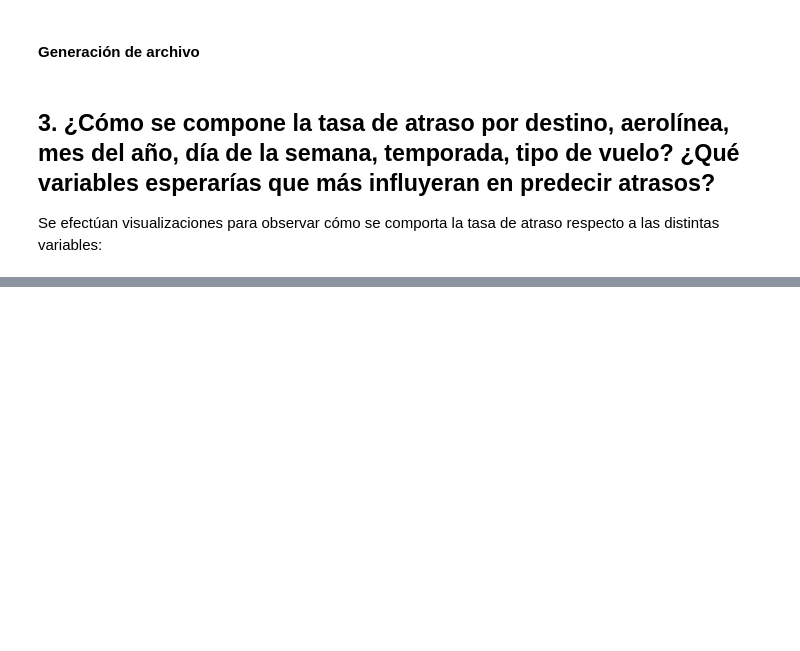
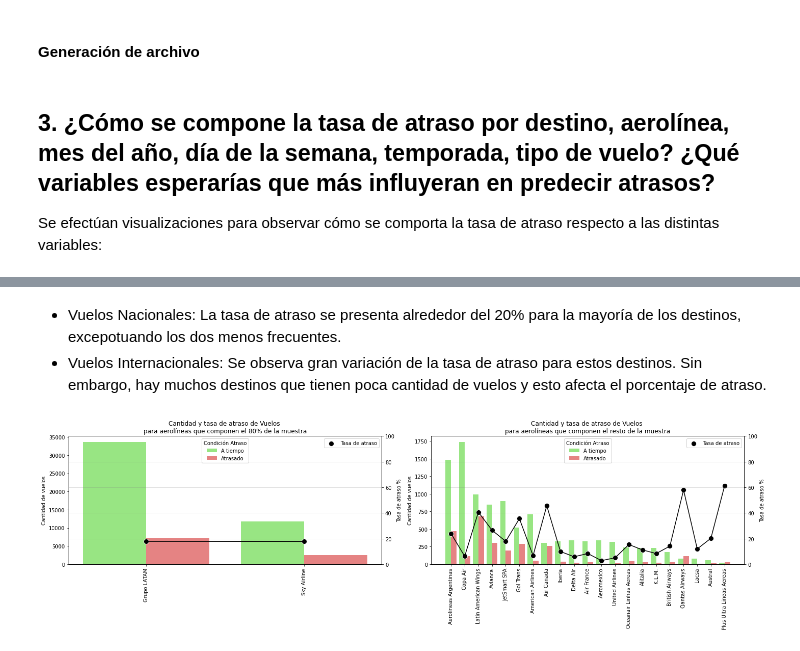
Before and after one commit to jesusfberrios/ds_challenge_latam, a Jupyter notebook: solution.ipynb, the cells around one changed output, grey strips where cells are left out. Saved outputs shown, nothing was run; the diff lists cells and outputs as text; code cells hidden in the pictures; blank space fills up the shorter version.

```diff
--- a/solution.ipynb
+++ b/solution.ipynb
@@ -389,0 +538,53 @@ Se efectúan visualizaciones para observar cómo se comporta la tasa de atraso r
+# %% [markdown]
+* Vuelos Nacionales: La tasa de atraso se presenta alrededor del 20% para la mayoría de los destinos, excepotuando los dos menos frecuentes.
+* Vuelos Internacionales: Se observa gran variación de la tasa de atraso para estos destinos. Sin embargo, hay muchos destinos que tienen poca cantidad de vuelos y esto afecta el porcentaje de atraso.
+# %%
+fig, axes = plt.subplots(nrows=1,ncols=2,figsize=(20,6))
+axes = axes.flatten()
+
+
+ax = axes[0]
+sns.countplot(data=df[(df.OPERA=='Grupo LATAM')|(df.OPERA=='Sky Airline')],x='OPERA',hue='atraso_15',\
+                    order=df[(df.OPERA=='Grupo LATAM')|(df.OPERA=='Sky Airline')].OPERA.value_counts().index,ax=ax,palette=['#8FF573','#F57373'])
+legend_labels, _= ax.get_legend_handles_labels()
+ax.legend(legend_labels, ['A tiempo','Atrasado'], loc='upper center', title='Condición Atraso')
+
+ax2 = ax.twinx()
+y0 = 100*df[(df.atraso_15==1)&((df.OPERA=='Grupo LATAM')|(df.OPERA=='Sky Airline'))].OPERA.value_counts()/df[((df.OPERA=='Grupo LATAM')|(df.OPERA=='Sky Airline'))].OPERA.value_counts()
+y0 = y0.reindex(df[(df.OPERA=='Grupo LATAM')|(df.OPERA=='Sky Airline')].OPERA.value_counts().index)
+sns.scatterplot(x=y0.index,y=y0,ax=ax2,color='k',s=100,label='Tasa de atraso')
+sns.lineplot(x=y0.index,y=y0,ax=ax2,color='k')
+ax2.set_ylim([0,100])
+ax.tick_params(axis='x', labelrotation = 90)
+ax.set_ylabel('Cantidad de vuelos')
+ax2.set_ylabel('Tasa de atraso %')
+ax.set_title('Cantidad y tasa de atraso de Vuelos \npara aerolíneas que componen el 80% de la muestra')
+ax.set_xlabel('')
+ax2.grid(color='grey',linestyle='-',alpha=0.3)
+
+
+ax = axes[1]
+sns.countplot(data=df[(df.OPERA!='Grupo LATAM')&(df.OPERA!='Sky Airline')],x='OPERA',hue='atraso_15',\
+                    order=df[(df.OPERA!='Grupo LATAM')&(df.OPERA!='Sky Airline')].OPERA.value_counts().index,ax=ax,palette=['#8FF573','#F57373'])
+legend_labels, _= ax.get_legend_handles_labels()
+ax.legend(legend_labels, ['A tiempo','Atrasado'], loc='upper center', title='Condición Atraso')
+ax.tick_params(axis='x', labelrotation = 90)
+
+ax2 = ax.twinx()
+y1 = 100*df[(df.atraso_15==1)&((df.OPERA!='Grupo LATAM')&(df.OPERA!='Sky Airline'))].OPERA.value_counts()/df[((df.OPERA!='Grupo LATAM')&(df.OPERA!='Sky Airline'))].OPERA.value_counts()
+y1 = y1.reindex(df[(df.OPERA!='Grupo LATAM')&(df.OPERA!='Sky Airline')].OPERA.value_counts().index)
+sns.scatterplot(x=y1.index,y=y1,ax=ax2,color='k',s=100,label='Tasa de atraso')
+sns.lineplot(x=y1.index,y=y1,ax=ax2,color='k')
+ax2.set_ylim([0,100])
+ax.tick_params(axis='x', labelrotation = 90)
+ax.set_ylabel('Cantidad de vuelos')
+ax2.set_ylabel('Tasa de atraso %')
+ax.set_title('Cantidad y tasa de atraso de Vuelos \npara aerolíneas que componen el resto de la muestra')
+ax.set_xlabel('')
+ax2.grid(color='grey',linestyle='-',alpha=0.3)
+
+
+
+fig.tight_layout()
+# %% [output]
+[figure, added]
```
Also changed, not shown: parts of 11 cells of this notebook, 2 other files.
